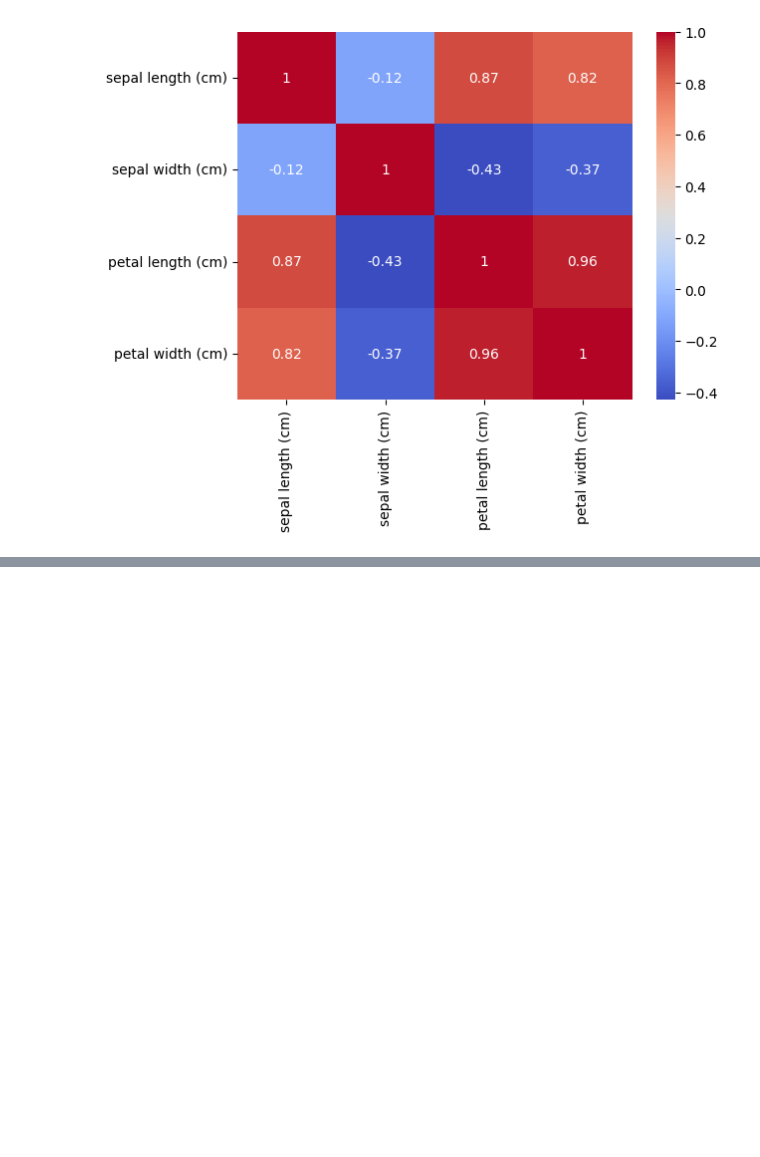
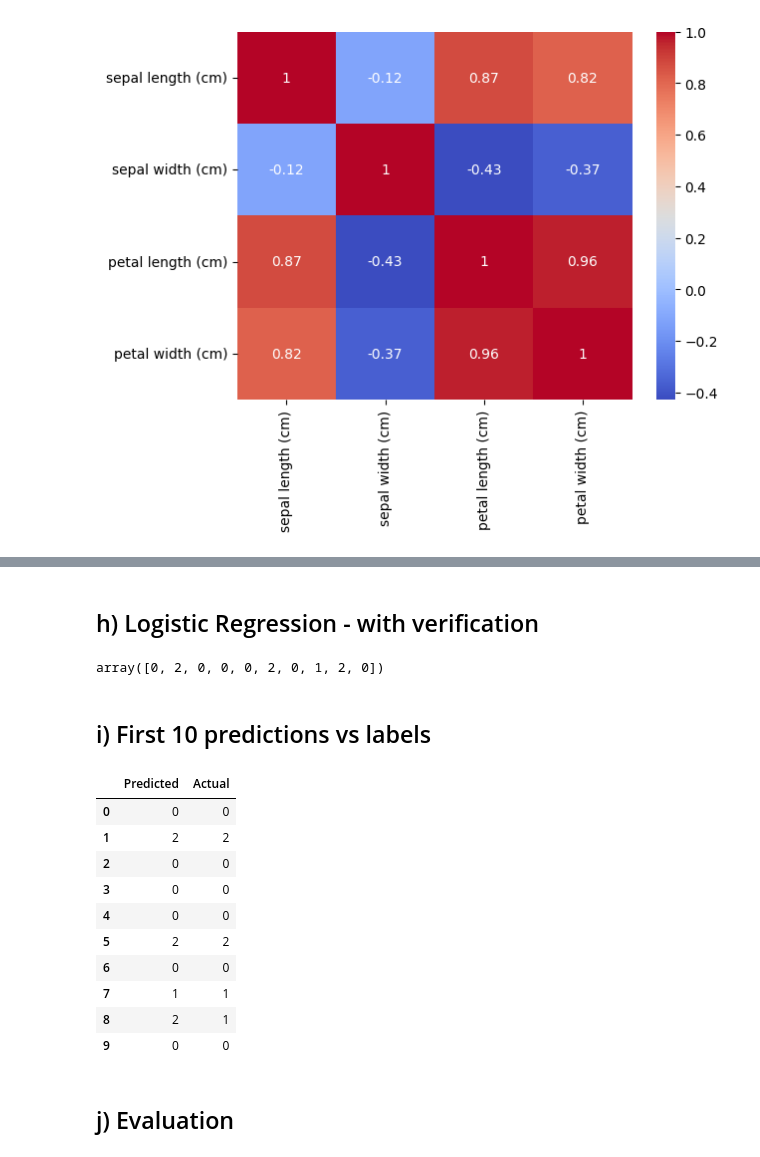
Before and after one commit to mdsw84gmailcom/machine_learning_marian_desilva_mlops25, a Jupyter notebook: excercises/2_classification/0.iris_flower_dataset.ipynb, the cells around one changed output, grey strips where cells are left out. Drawn from its saved outputs; the diff is of its cells as text; code cells hidden in the pictures; blank space fills up the shorter version.

```diff
--- a/excercises/2_classification/0.iris_flower_dataset.ipynb
+++ b/excercises/2_classification/0.iris_flower_dataset.ipynb
@@ -86,0 +102,6 @@ plt.show()
+# %%
+Q1 = df.quantile(0.25)
+Q3 = df.quantile(0.75)
+IQR = Q3 - Q1
+
+df_clean = df[~((df < (Q1 - 1.5 * IQR)) | (df > (Q3 + 1.5 * IQR))).any(axis=1)]
@@ -86,0 +116,18 @@ plt.show()
+# %%
+from sklearn.model_selection import train_test_split
+from sklearn.preprocessing import StandardScaler
+
+X = df_clean.drop("target", axis=1)
+y = df_clean["target"]
+
+X_train, X_test, y_train, y_test = train_test_split(
+    X, y, test_size=0.2, random_state=42
+)
+
+X_train.shape, X_test.shape, y_train.shape, y_test.shape
+
+scaler = StandardScaler()
+X_train = scaler.fit_transform(X_train)
+X_test = scaler.transform(X_test)
+
+X_train[:5], X_test[:5]
@@ -86,0 +145,31 @@ plt.show()
+# %% [markdown]
+## h) Logistic Regression - with verification
+# %%
+from sklearn.linear_model import LogisticRegression
+
+model = LogisticRegression()
+model.fit(X_train, y_train)
+
+preds = model.predict(X_test)
+
+preds[:10]
+# %% [output]
+array([0, 2, 0, 0, 0, 2, 0, 1, 2, 0])
+# %% [markdown]
+## i) First 10 predictions vs labels
+# %%
+pd.DataFrame({"Predicted": preds[:10], "Actual": y_test.iloc[:10].values})
+# %% [output]
+|  | Predicted | Actual |
+| 0 | 0 | 0 |
+| 1 | 2 | 2 |
+| 2 | 0 | 0 |
+| 3 | 0 | 0 |
+| 4 | 0 | 0 |
+| 5 | 2 | 2 |
+| 6 | 0 | 0 |
+| 7 | 1 | 1 |
+| 8 | 2 | 1 |
+| 9 | 0 | 0 |
+# %% [markdown]
+## j) Evaluation
```
Also changed, not shown: parts of 25 cells of this notebook, 2 other files.
